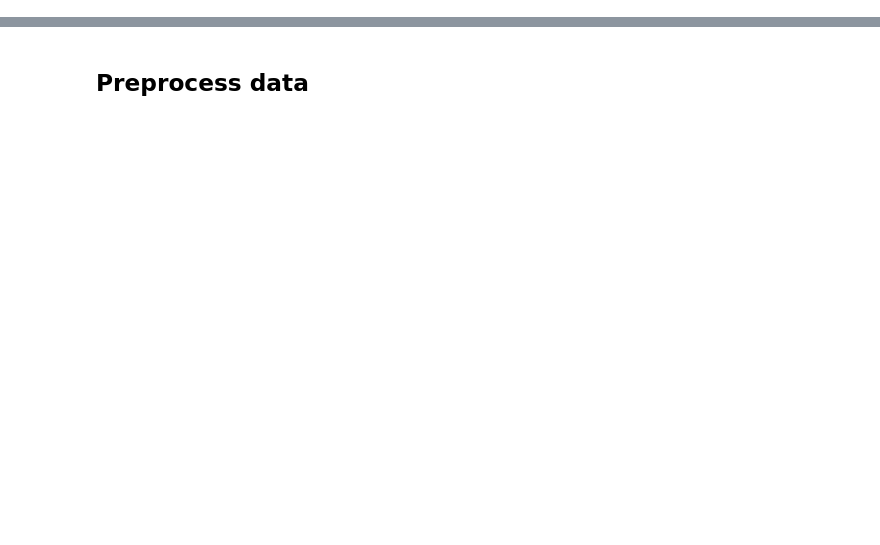
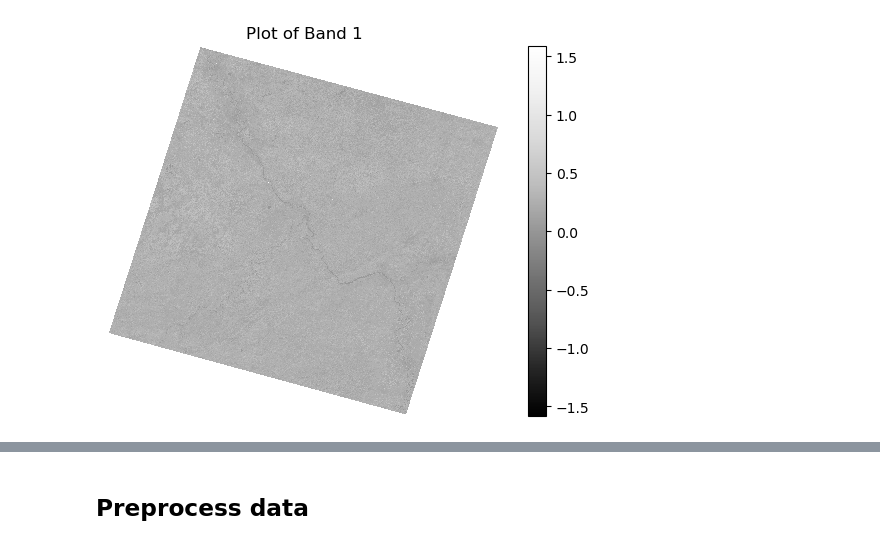
Before and after one commit to nicolast911/ET_master_project, a Jupyter notebook: scripts/SEBAL.ipynb, the cells around one changed output, grey strips where cells are left out. Cells and saved outputs as stored; diff of their text form; code cells hidden in the pictures; blank space fills up the shorter version.

```diff
--- a/scripts/SEBAL.ipynb
+++ b/scripts/SEBAL.ipynb
@@ -18,0 +77,10 @@ import os
+# %%
+# Plot the data
+f, ax=plt.subplots()
+band_5.plot.imshow(ax=ax,
+                  cmap="Greys_r")
+ax.set_axis_off()
+ax.set_title("Plot of Band 1")
+plt.show()
+# %% [output]
+[figure, added]
```
Also changed, not shown: parts of 19 cells of this notebook, 2 other files.
